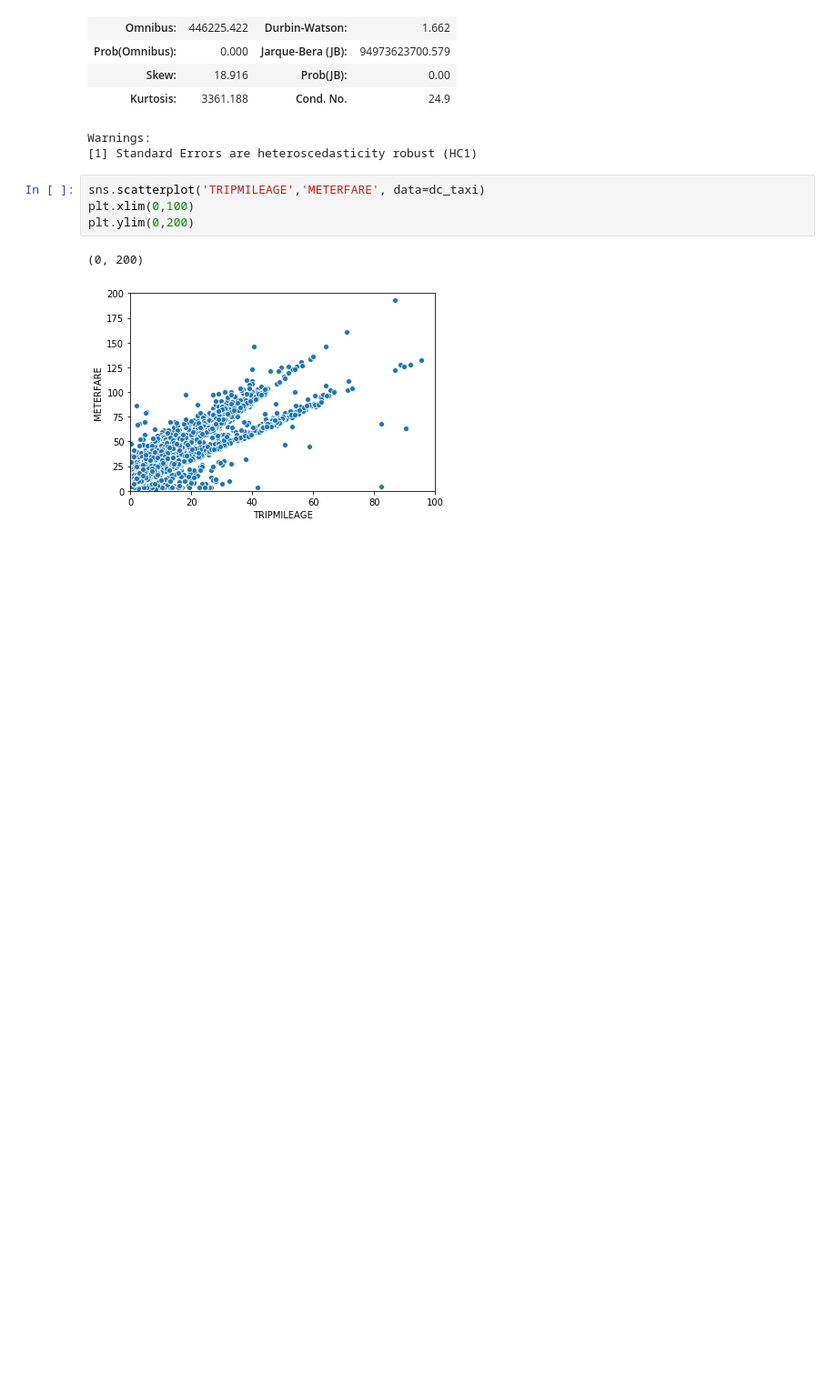
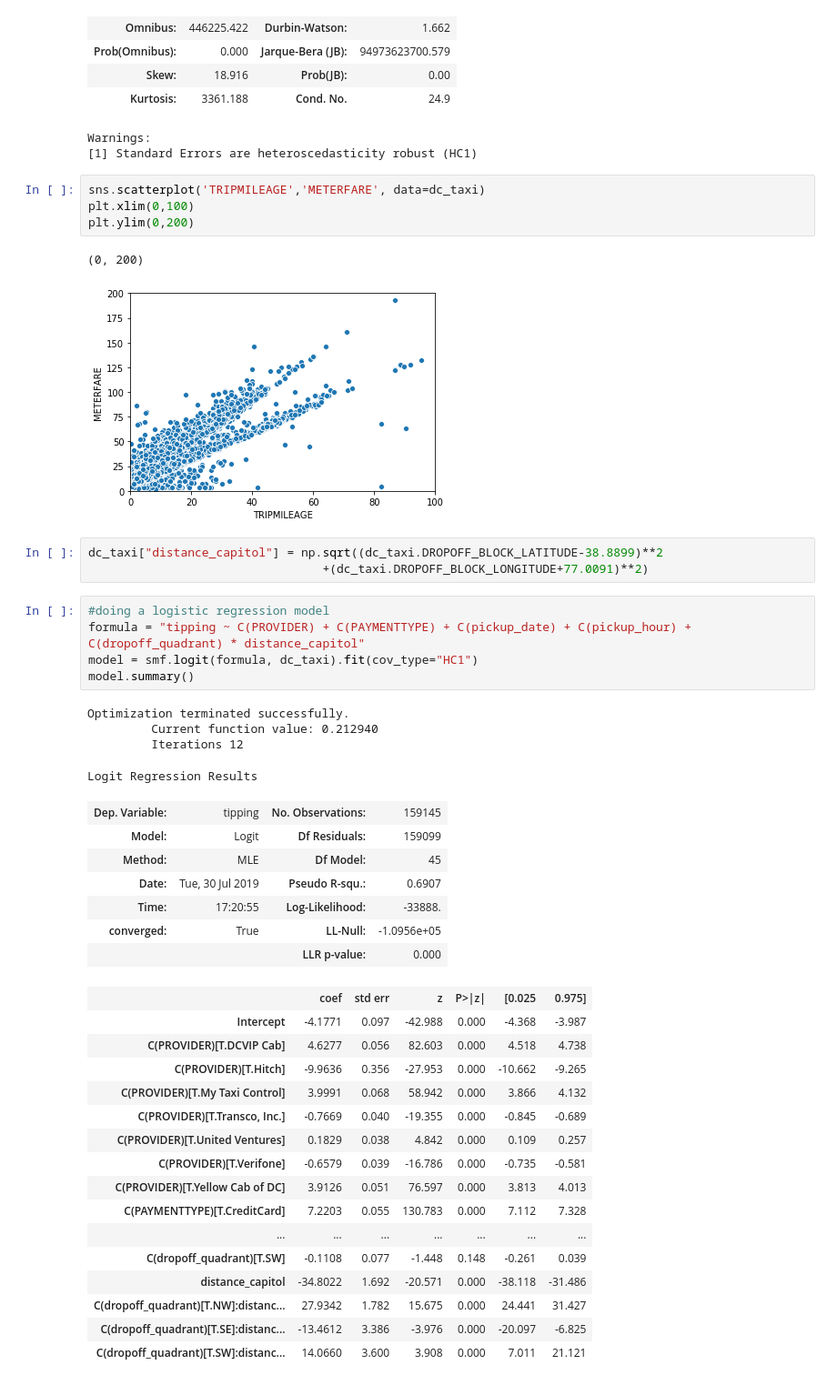
Before and after one commit to keita-dc/FlatironProject4, a Jupyter notebook: DC_taxi_trips.ipynb, the cells around one changed output. Shown at 91% size. Drawn from its saved outputs; the diff is of its cells as text; blank space fills up the shorter version.

Commit message:
ran a logistic model

```diff
--- a/DC_taxi_trips.ipynb
+++ b/DC_taxi_trips.ipynb
@@ -568,3 +568,39 @@ plt.ylim(0,200)
 # %% [output]
 (0, 200)
 [figure]
+# %%
+dc_taxi["distance_capitol"] = np.sqrt((dc_taxi.DROPOFF_BLOCK_LATITUDE-38.8899)**2
+                                 +(dc_taxi.DROPOFF_BLOCK_LONGITUDE+77.0091)**2)
+# %%
+#doing a logistic regression model
+formula = "tipping ~ C(PROVIDER) + C(PAYMENTTYPE) + C(pickup_date) + C(pickup_hour) + C(dropoff_quadrant) * distance_capitol"
+model = smf.logit(formula, dc_taxi).fit(cov_type="HC1")
+model.summary()
+# %% [output]
+Optimization terminated successfully.
+         Current function value: 0.212940
+         Iterations 12
+Logit Regression Results
+| Dep. Variable: | tipping | No. Observations: | 159145 |
+| Model: | Logit | Df Residuals: | 159099 |
+| Method: | MLE | Df Model: | 45 |
+| Date: | Tue, 30 Jul 2019 | Pseudo R-squ.: | 0.6907 |
+| Time: | 17:20:55 | Log-Likelihood: | -33888. |
+| converged: | True | LL-Null: | -1.0956e+05 |
+|  |  | LLR p-value: | 0.000 |
+|  | coef | std err | z | P>|z| | [0.025 | 0.975] |
+| Intercept | -4.1771 | 0.097 | -42.988 | 0.000 | -4.368 | -3.987 |
+| C(PROVIDER)[T.DCVIP Cab] | 4.6277 | 0.056 | 82.603 | 0.000 | 4.518 | 4.738 |
+| C(PROVIDER)[T.Hitch] | -9.9636 | 0.356 | -27.953 | 0.000 | -10.662 | -9.265 |
+| C(PROVIDER)[T.My Taxi Control] | 3.9991 | 0.068 | 58.942 | 0.000 | 3.866 | 4.132 |
+| C(PROVIDER)[T.Transco, Inc.] | -0.7669 | 0.040 | -19.355 | 0.000 | -0.845 | -0.689 |
+| C(PROVIDER)[T.United Ventures] | 0.1829 | 0.038 | 4.842 | 0.000 | 0.109 | 0.257 |
+| C(PROVIDER)[T.Verifone] | -0.6579 | 0.039 | -16.786 | 0.000 | -0.735 | -0.581 |
+| C(PROVIDER)[T.Yellow Cab of DC] | 3.9126 | 0.051 | 76.597 | 0.000 | 3.813 | 4.013 |
+| C(PAYMENTTYPE)[T.CreditCard] | 7.2203 | 0.055 | 130.783 | 0.000 | 7.112 | 7.328 |
+| ... | ... | ... | ... | ... | ... | ... |
+| C(dropoff_quadrant)[T.SW] | -0.1108 | 0.077 | -1.448 | 0.148 | -0.261 | 0.039 |
+| distance_capitol | -34.8022 | 1.692 | -20.571 | 0.000 | -38.118 | -31.486 |
+| C(dropoff_quadrant)[T.NW]:distanc... | 27.9342 | 1.782 | 15.675 | 0.000 | 24.441 | 31.427 |
+| C(dropoff_quadrant)[T.SE]:distanc... | -13.4612 | 3.386 | -3.976 | 0.000 | -20.097 | -6.825 |
+| C(dropoff_quadrant)[T.SW]:distanc... | 14.0660 | 3.600 | 3.908 | 0.000 | 7.011 | 21.121 |
```
Also changed, not shown: parts of 1 cell of this notebook.
